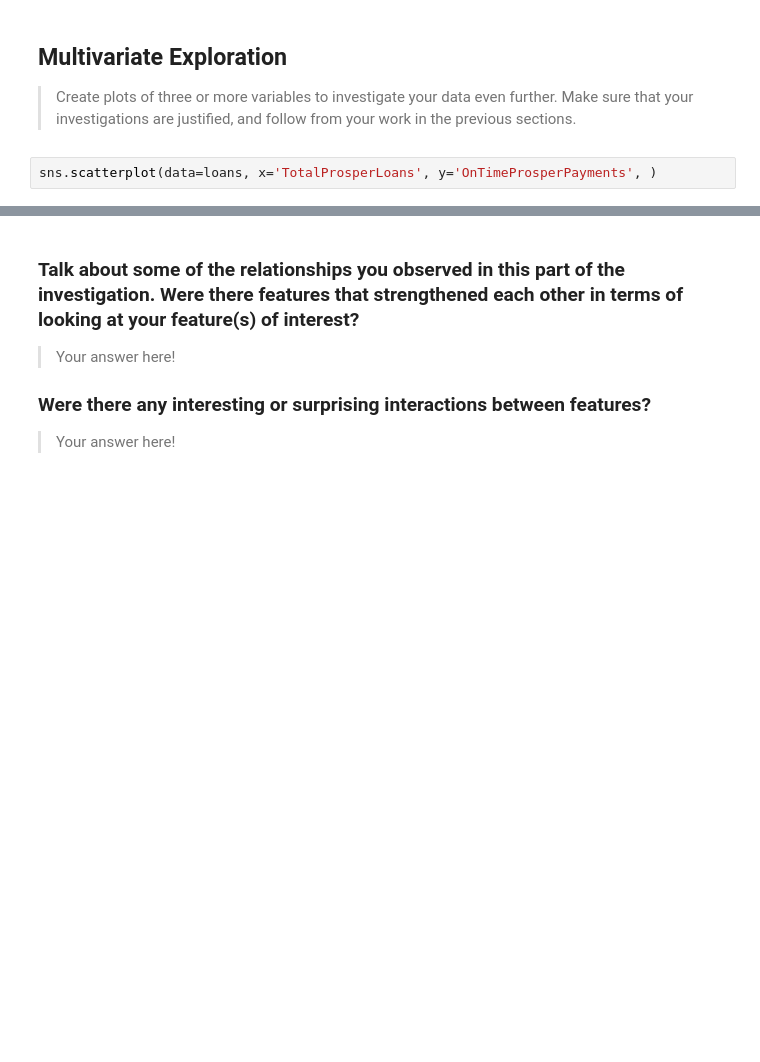
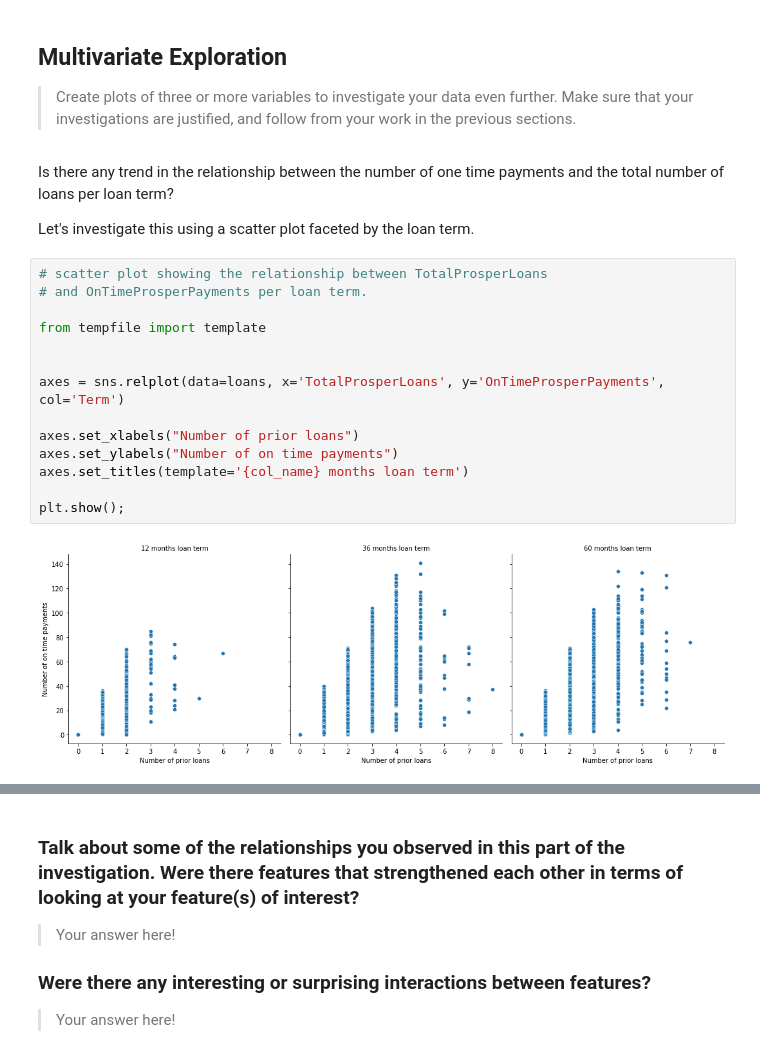
Before and after one commit to cnikoro/prosper_loan_eda, a Jupyter notebook: Part_I_exploration_template.ipynb, the cells around one changed output, grey strips where cells are left out. Cells and saved outputs as stored; diff of their text form; blank space fills up the shorter version.

```diff
--- a/Part_I_exploration_template.ipynb
+++ b/Part_I_exploration_template.ipynb
@@ -653,5 +672,23 @@ loans[['LP_CollectionFees', 'TotalProsperLoans']].corr()
 > Create plots of three or more variables to investigate your data even
 further. Make sure that your investigations are justified, and follow from
 your work in the previous sections.
-# %%
-sns.scatterplot(data=loans, x='TotalProsperLoans', y='OnTimeProsperPayments', )
+# %% [markdown]
+Is there any trend in the relationship between the number of one time payments and the total number of loans per loan term?
+
+Let's investigate this using a scatter plot faceted by the loan term.
+# %%
+# scatter plot showing the relationship between TotalProsperLoans
+# and OnTimeProsperPayments per loan term.
+
+from tempfile import template
+
+
+axes = sns.relplot(data=loans, x='TotalProsperLoans', y='OnTimeProsperPayments', col='Term')
+
+axes.set_xlabels("Number of prior loans")
+axes.set_ylabels("Number of on time payments")
+axes.set_titles(template='{col_name} months loan term')
+
+plt.show();
+# %% [output]
+[figure, added]
```
Also changed, not shown: parts of 5 cells of this notebook.
